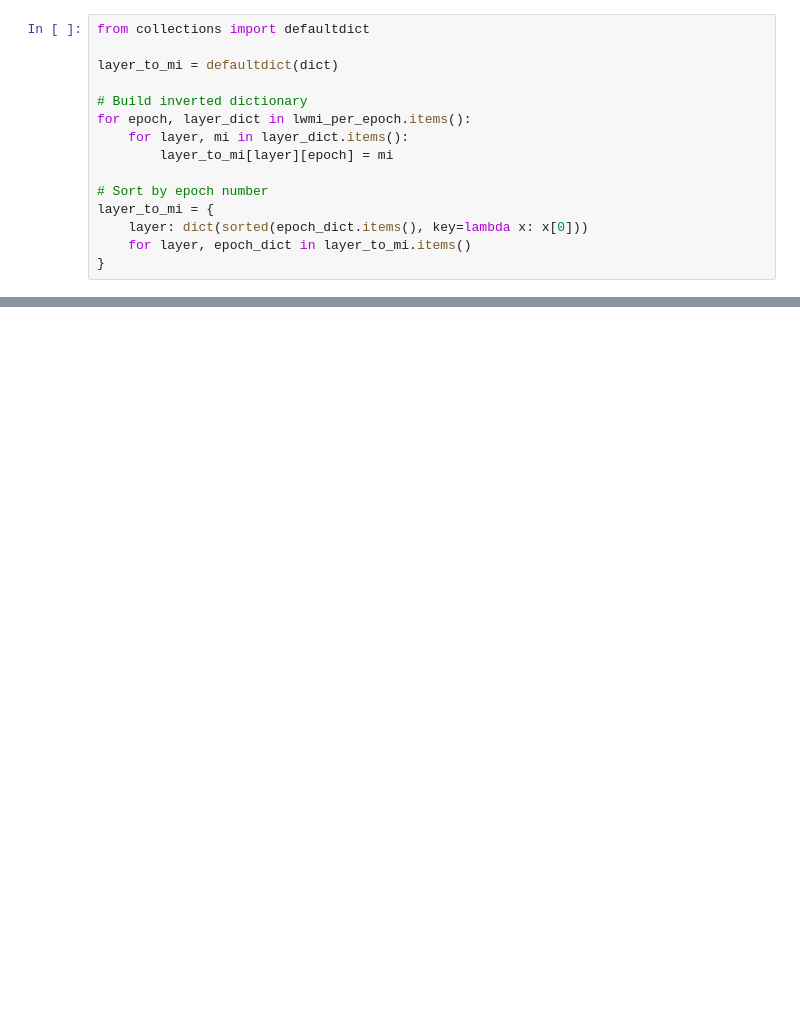
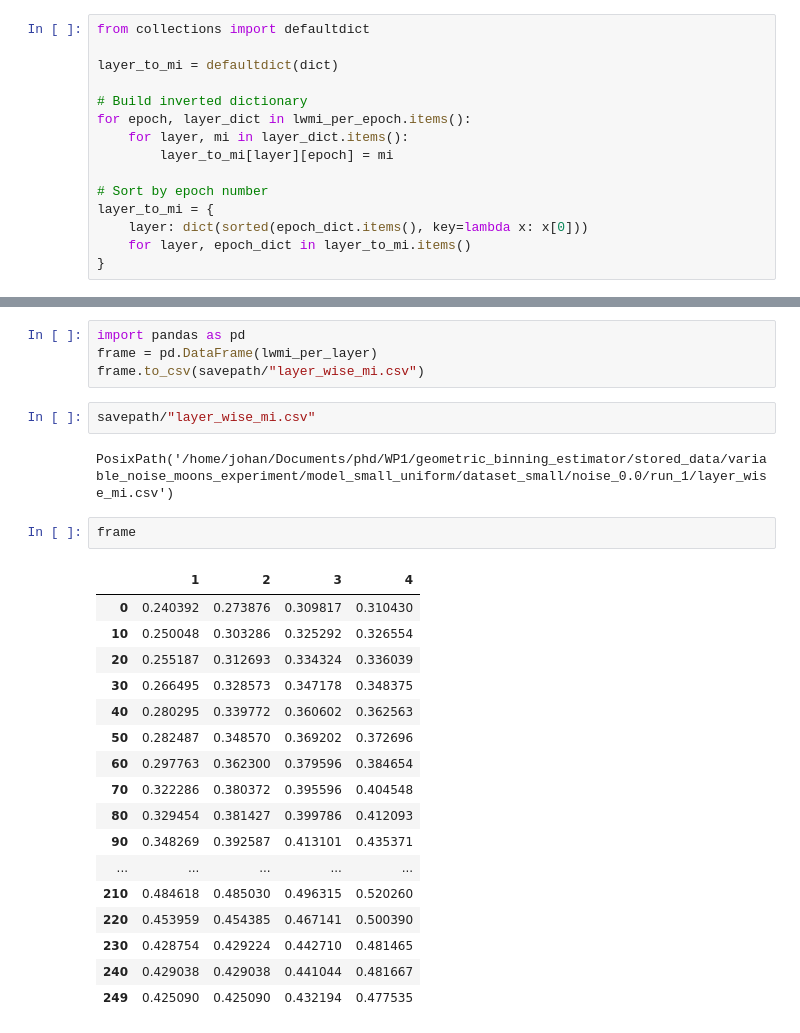
Before and after one commit to Johanmkr/WP1-Polyhedra, a Jupyter notebook: notebooks/used_for_testing.ipynb, the cells around one changed output, grey strips where cells are left out. Drawn from its saved outputs; the diff is of its cells as text; blank space fills up the shorter version.

```diff
--- a/notebooks/used_for_testing.ipynb
+++ b/notebooks/used_for_testing.ipynb
@@ -198,0 +470,28 @@ plt.show()
+# %%
+import pandas as pd
+frame = pd.DataFrame(lwmi_per_layer)
+frame.to_csv(savepath/"layer_wise_mi.csv")
+# %%
+savepath/"layer_wise_mi.csv"
+# %% [output]
+PosixPath('/home/johan/Documents/phd/WP1/geometric_binning_estimator/stored_data/variable_noise_moons_experiment/model_small_uniform/dataset_small/noise_0.0/run_1/layer_wise_mi.csv')
+# %%
+frame
+# %% [output]
+|  | 1 | 2 | 3 | 4 |
+| 0 | 0.240392 | 0.273876 | 0.309817 | 0.310430 |
+| 10 | 0.250048 | 0.303286 | 0.325292 | 0.326554 |
+| 20 | 0.255187 | 0.312693 | 0.334324 | 0.336039 |
+| 30 | 0.266495 | 0.328573 | 0.347178 | 0.348375 |
+| 40 | 0.280295 | 0.339772 | 0.360602 | 0.362563 |
+| 50 | 0.282487 | 0.348570 | 0.369202 | 0.372696 |
+| 60 | 0.297763 | 0.362300 | 0.379596 | 0.384654 |
+| 70 | 0.322286 | 0.380372 | 0.395596 | 0.404548 |
+| 80 | 0.329454 | 0.381427 | 0.399786 | 0.412093 |
+| 90 | 0.348269 | 0.392587 | 0.413101 | 0.435371 |
+| ... | ... | ... | ... | ... |
+| 210 | 0.484618 | 0.485030 | 0.496315 | 0.520260 |
+| 220 | 0.453959 | 0.454385 | 0.467141 | 0.500390 |
+| 230 | 0.428754 | 0.429224 | 0.442710 | 0.481465 |
+| 240 | 0.429038 | 0.429038 | 0.441044 | 0.481667 |
+| 249 | 0.425090 | 0.425090 | 0.432194 | 0.477535 |
```
Also changed, not shown: parts of 21 cells of this notebook, 1 other file.
